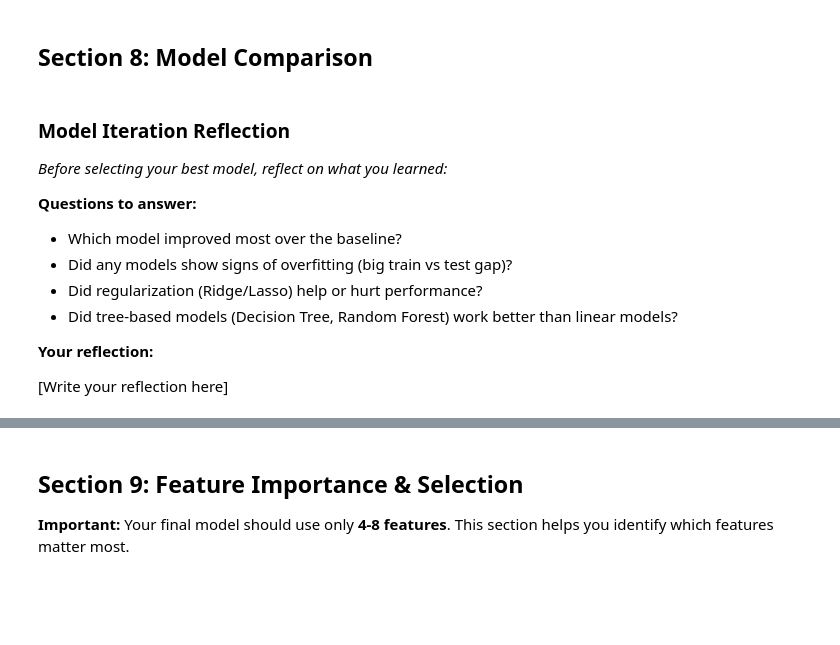
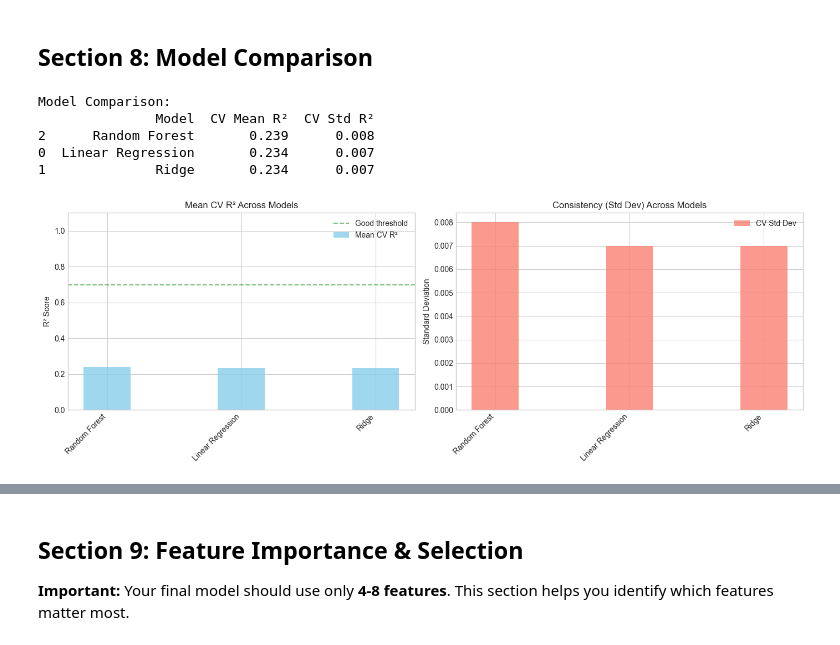
Before and after one commit to MysticBlueTopaz/Salary-Predictor, a Jupyter notebook: notebooks/02_regression_model.ipynb, the cells around one changed output, grey strips where cells are left out. Saved outputs shown, nothing was run; the diff lists cells and outputs as text; code cells hidden in the pictures; blank space fills up the shorter version.

Commit message:
Checkpoint 3: Regression Models

```diff
--- a/notebooks/02_regression_model.ipynb
+++ b/notebooks/02_regression_model.ipynb
@@ -387,11 +520,17 @@ print(f"\nLasso kept {len(kept_features)} of {len(X.columns)} features")
 # TODO: Create and evaluate a Decision Tree model
 #
 # Create a DecisionTreeRegressor with max_depth=10 and random_state=42
+tree_model = DecisionTreeRegressor(max_depth=10, random_state=42)
+tree_model.fit(X_train, y_train)
+
 # Use evaluate_model() to train and evaluate
-# Add results to all_results and trained_models
+y_pred_tree = tree_model.predict(X_test)
 
-# YOUR CODE HERE:
-
-
+r2_tree = r2_score(y_test, y_pred_tree)
+rmse_tree = np.sqrt(mean_squared_error(y_test, y_pred_tree))
+dt_results = {
+    'Test R2': r2_tree,
+    'Test RMSE': rmse_tree
+}
 # Print results
 print(f"Decision Tree - Test R²: {dt_results['Test R2']:.4f}, Test RMSE: {dt_results['Test RMSE']:,.2f}")
@@ -456,54 +651,48 @@ cv_df = pd.DataFrame(cv_results)
 # %% [markdown]
 ## Section 8: Model Comparison
 # %%
-# Create comparison DataFrame
-results_df = pd.DataFrame(all_results)
-results_df = results_df.round(4)
-results_df = results_df.sort_values('Test R2', ascending=False)
+# Create comparison DataFrame using your CV results
+results_df = pd.DataFrame(cv_results) # Changed from all_results to cv_results
+results_df = results_df.round(3)
+
+# Sort by the mean score you calculated in the loop
+results_df = results_df.sort_values('CV Mean R²', ascending=False)
 
 print("Model Comparison:")
-results_df
+print(results_df)
+# %% [output]
+Model Comparison:
+               Model  CV Mean R²  CV Std R²
+2      Random Forest       0.239      0.008
+0  Linear Regression       0.234      0.007
+1              Ridge       0.234      0.007
 # %%
 # Visualize model comparison
 fig, axes = plt.subplots(1, 2, figsize=(14, 5))
 
 # R² Comparison
 models = results_df['Model']
 x = np.arange(len(models))
 width = 0.35
 
-axes[0].bar(x - width/2, results_df['Train R2'], width, label='Train R²', alpha=0.8)
-axes[0].bar(x + width/2, results_df['Test R2'], width, label='Test R²', alpha=0.8)
+axes[0].bar(x, results_df['CV Mean R²'], width, label='Mean CV R²', color='skyblue', alpha=0.8)
 axes[0].set_ylabel('R² Score')
-axes[0].set_title('R² Comparison Across Models')
+axes[0].set_title('Mean CV R² Across Models')
 axes[0].set_xticks(x)
 axes[0].set_xticklabels(models, rotation=45, ha='right')
-axes[0].legend()
 axes[0].set_ylim(0, 1.1)
 axes[0].axhline(y=0.7, color='green', linestyle='--', alpha=0.5, label='Good threshold')
+axes[0].legend()
 
 # RMSE Comparison
-axes[1].bar(x - width/2, results_df['Train RMSE'], width, label='Train RMSE', alpha=0.8)
-axes[1].bar(x + width/2, results_df['Test RMSE'], width, label='Test RMSE', alpha=0.8)
-axes[1].set_ylabel('RMSE')
-axes[1].set_title('RMSE Comparison Across Models')
+axes[1].bar(x, results_df['CV Std R²'], width, label='CV Std Dev', color='salmon', alpha=0.8)
+axes[1].set_ylabel('Standard Deviation')
+axes[1].set_title('Consistency (Std Dev) Across Models')
 axes[1].set_xticks(x)
 axes[1].set_xticklabels(models, rotation=45, ha='right')
 axes[1].legend()
 
 plt.tight_layout()
 plt.show()
+# %% [output]
+[figure, added]
-# %% [markdown]
-### Model Iteration Reflection
-
-*Before selecting your best model, reflect on what you learned:*
-
-**Questions to answer:**
-- Which model improved most over the baseline?
-- Did any models show signs of overfitting (big train vs test gap)?
-- Did regularization (Ridge/Lasso) help or hurt performance?
-- Did tree-based models (Decision Tree, Random Forest) work better than linear models?
-
-**Your reflection:**
-
-[Write your reflection here]
```
Also changed, not shown: parts of 41 cells of this notebook, 5 other files.
